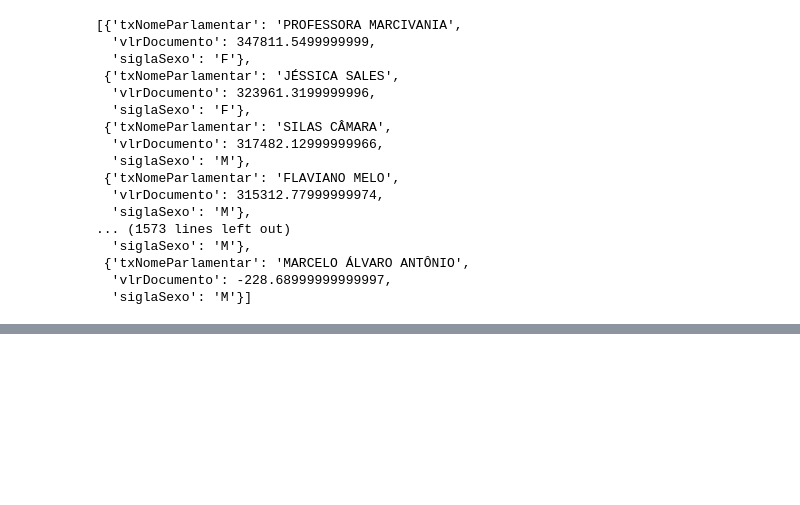
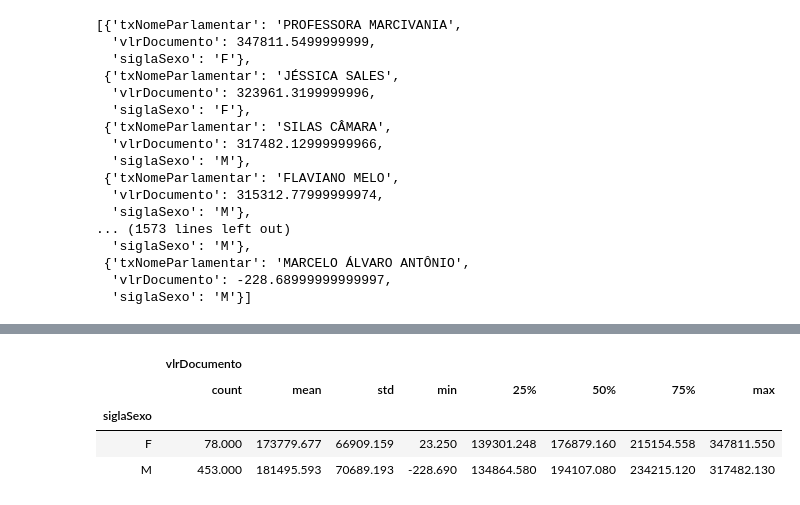
Before and after one commit to instituto-hub/Bootcamp-Ciencia-de-Dados, a Jupyter notebook: Turma #1/gasto_deputados.ipynb, the cells around one changed output, grey strips where cells are left out. Cells and saved outputs as stored; diff of their text form; code cells hidden in the pictures; blank space fills up the shorter version.

```diff
--- a/Turma #1/gasto_deputados.ipynb
+++ b/Turma #1/gasto_deputados.ipynb
@@ -324,4 +312,4 @@ lista_gasto_sexo
   'vlrDocumento': -228.68999999999997,
   'siglaSexo': 'M'}]
 # %%
-pd.DataFrame(lista_gasto_sexo,columns=['txNomeParlamentar', 'vlrDocumento', 'siglaSexo'])
+genero_deputados = pd.DataFrame(lista_gasto_sexo,columns=['txNomeParlamentar', 'vlrDocumento', 'siglaSexo'])
@@ -344,0 +332,8 @@ pd.DataFrame(lista_gasto_sexo,columns=['txNomeParlamentar', 'vlrDocumento', 'sig
+# %%
+genero_deputados.groupby(['siglaSexo']).describe()
+# %% [output]
+|  | vlrDocumento |  |  |  |  |  |  |  |
+|  | count | mean | std | min | 25% | 50% | 75% | max |
+| siglaSexo |  |  |  |  |  |  |  |  |
+| F | 78.000 | 173779.677 | 66909.159 | 23.250 | 139301.248 | 176879.160 | 215154.558 | 347811.550 |
+| M | 453.000 | 181495.593 | 70689.193 | -228.690 | 134864.580 | 194107.080 | 234215.120 | 317482.130 |
```
Also changed, not shown: parts of 17 cells of this notebook, 1 other file.
